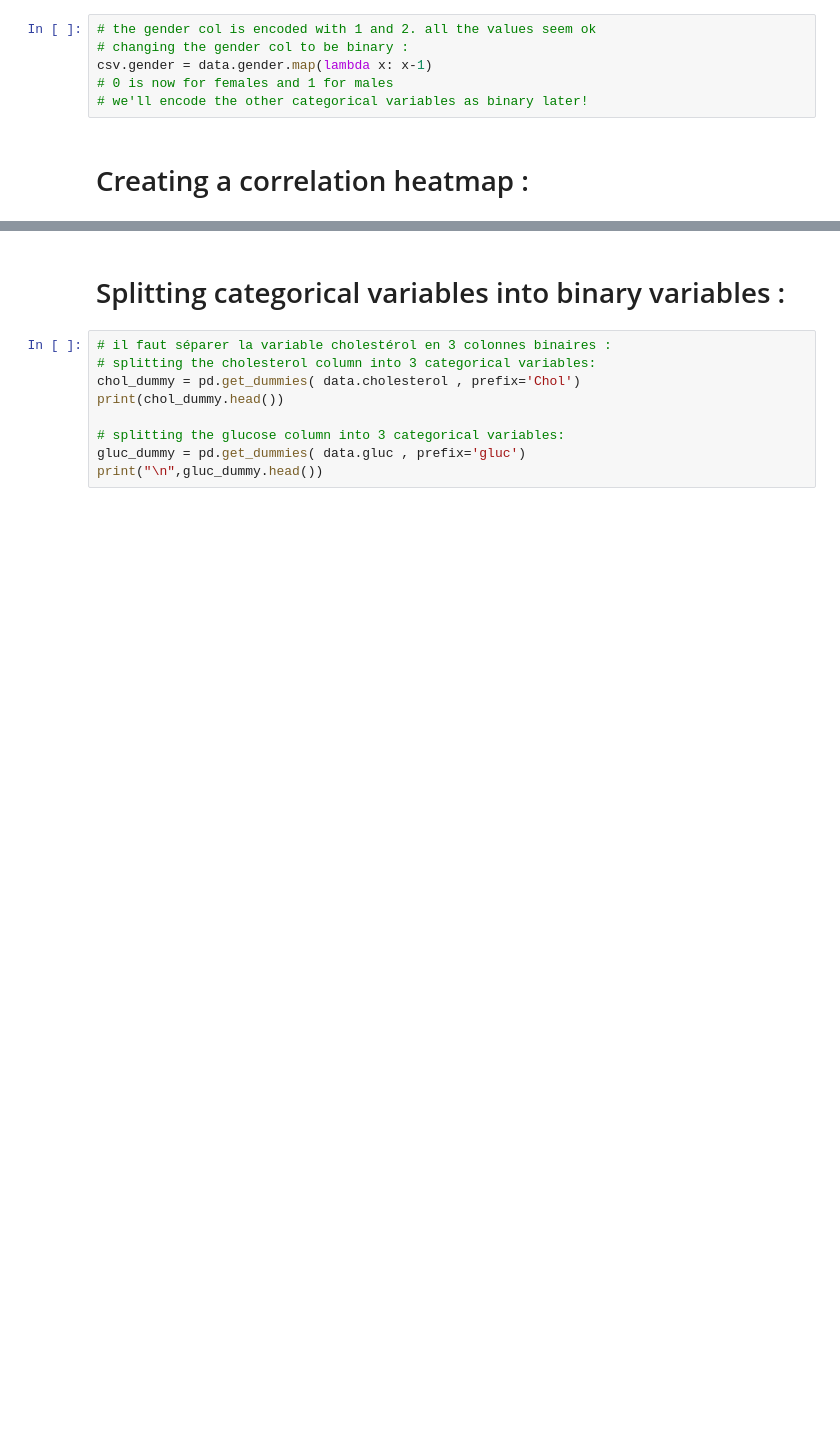
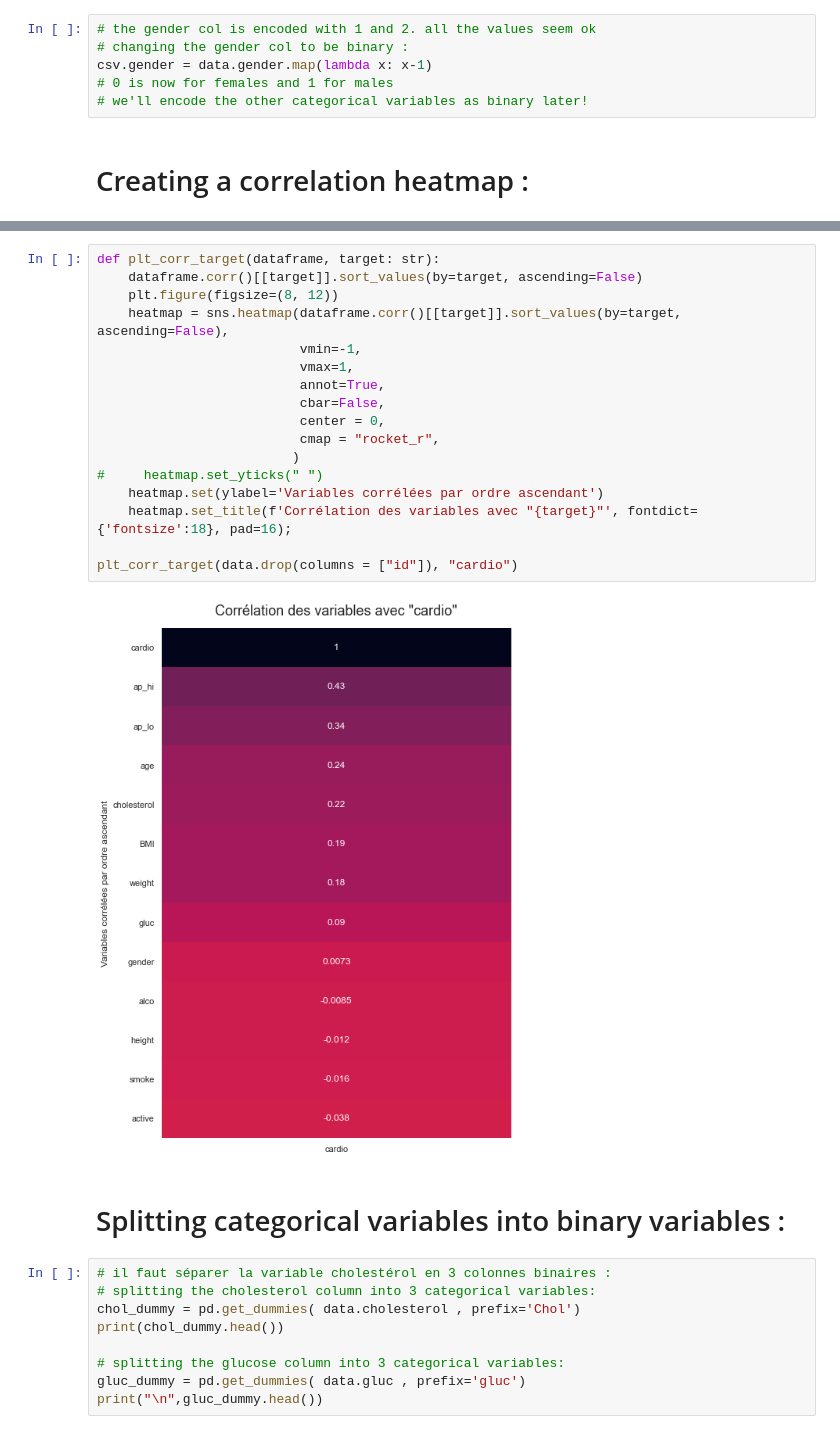
Before and after one commit to pasaunier/FDD_Projet_H, a Jupyter notebook: classification_saunier_rendu.ipynb, the cells around one changed output, grey strips where cells are left out. Drawn from its saved outputs; the diff is of its cells as text; blank space fills up the shorter version.

```diff
--- a/classification_saunier_rendu.ipynb
+++ b/classification_saunier_rendu.ipynb
@@ -236,3 +224,22 @@ _ = sns.heatmap(
+# %%
+def plt_corr_target(dataframe, target: str):
+    dataframe.corr()[[target]].sort_values(by=target, ascending=False)
+    plt.figure(figsize=(8, 12))
+    heatmap = sns.heatmap(dataframe.corr()[[target]].sort_values(by=target, ascending=False),
+                          vmin=-1,
+                          vmax=1,
+                          annot=True,
+                          cbar=False,
+                          center = 0,
+                          cmap = "rocket_r",
+                         )
+#     heatmap.set_yticks(" ")
+    heatmap.set(ylabel='Variables corrélées par ordre ascendant')
+    heatmap.set_title(f'Corrélation des variables avec "{target}"', fontdict={'fontsize':18}, pad=16);
+
+plt_corr_target(data.drop(columns = ["id"]), "cardio")
+# %% [output]
+[figure, added]
 # %% [markdown]
 # Splitting categorical variables into binary variables :
 # %%
```
Also changed, not shown: parts of 6 cells of this notebook, 4 other files.
